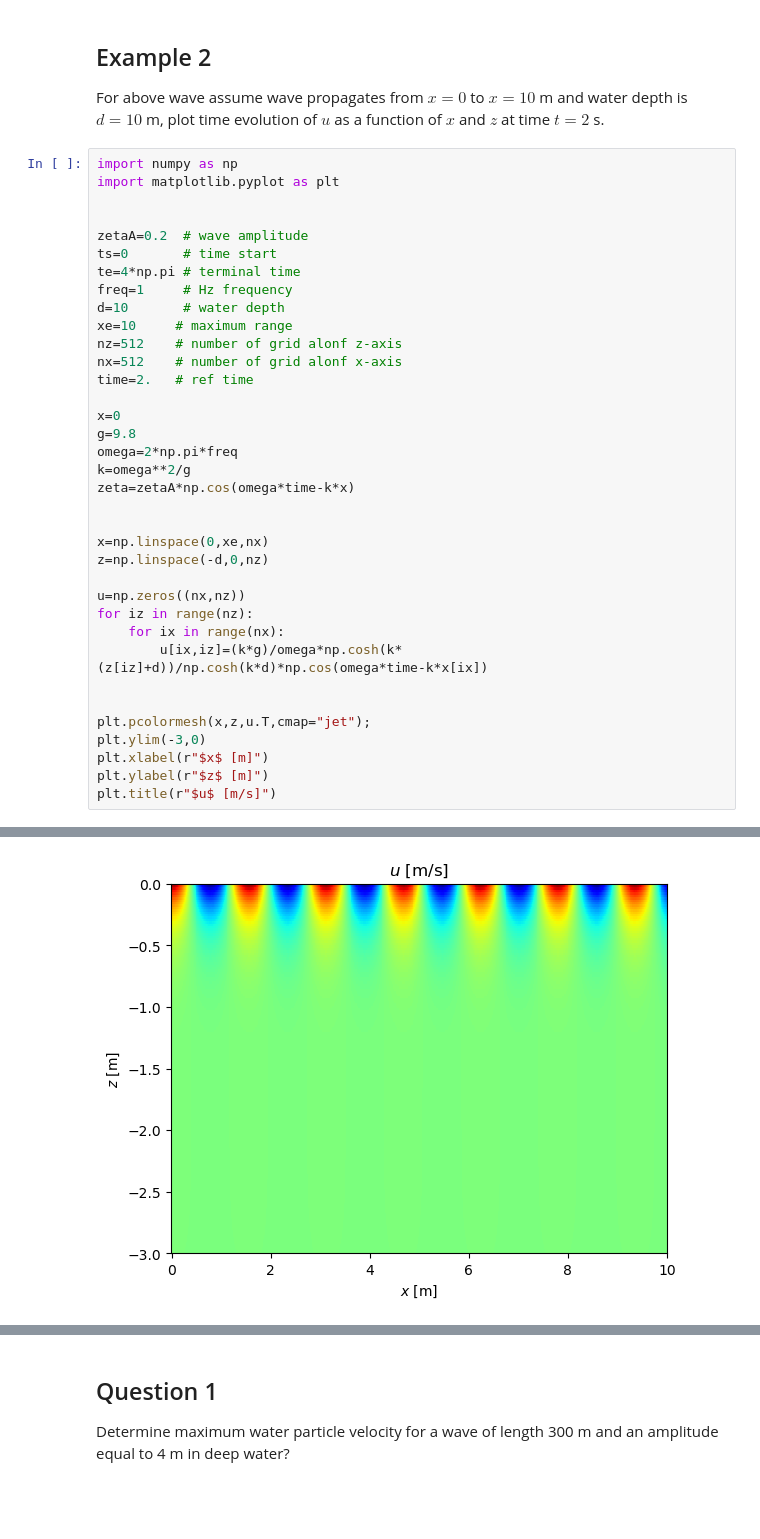
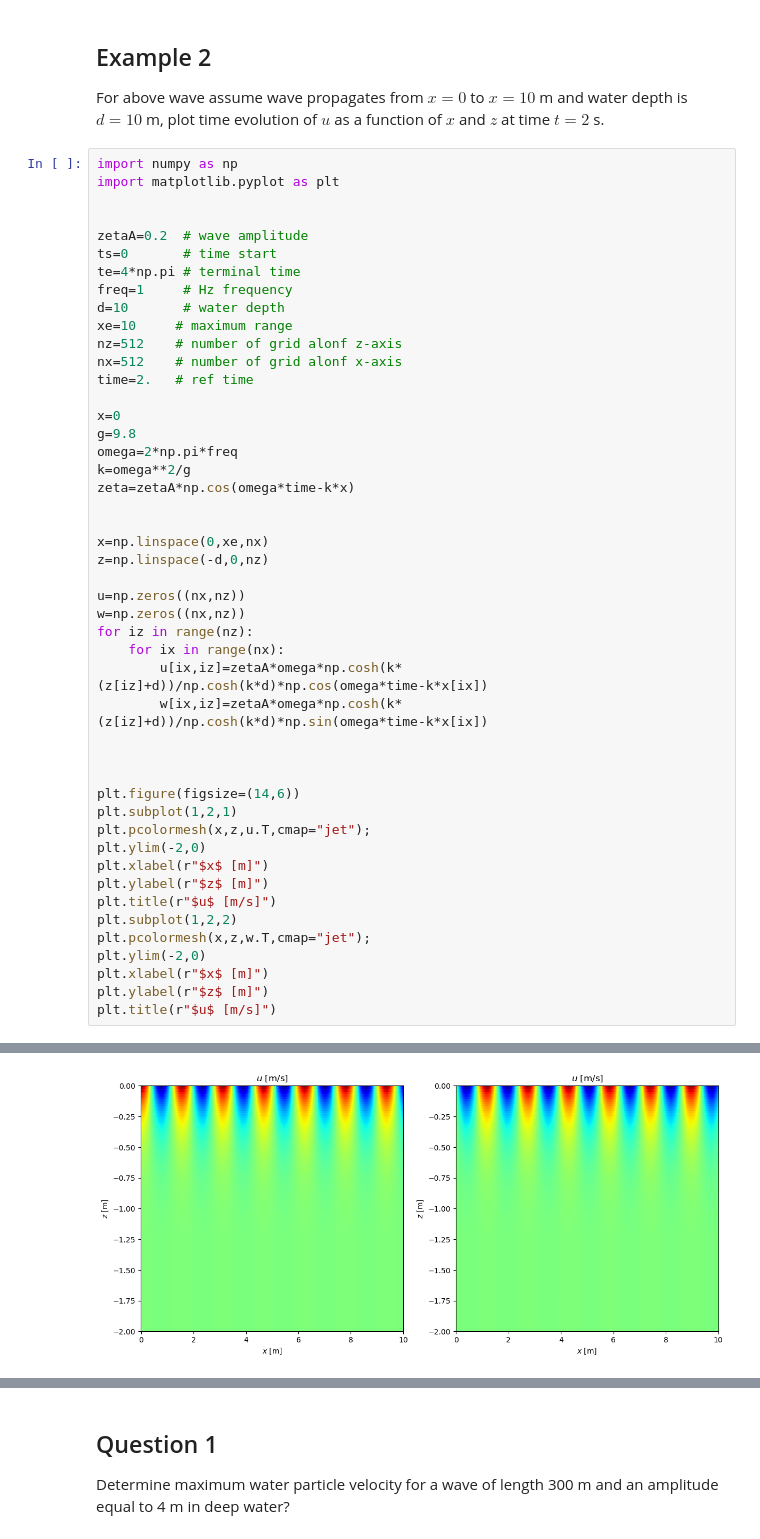
Before and after one commit to MostafaBakhoda/OceanWaves, a Jupyter notebook: Linear_Wave_Theory_Basics.ipynb, the cells around one changed output, grey strips where cells are left out. Saved outputs shown, nothing was run; the diff lists cells and outputs as text; blank space fills up the shorter version.

```diff
--- a/Linear_Wave_Theory_Basics.ipynb
+++ b/Linear_Wave_Theory_Basics.ipynb
@@ -118,33 +121,44 @@ zetaA=0.2  # wave amplitude
 ts=0       # time start
 te=4*np.pi # terminal time
 freq=1     # Hz frequency
 d=10       # water depth
 xe=10     # maximum range
 nz=512    # number of grid alonf z-axis
 nx=512    # number of grid alonf x-axis
 time=2.   # ref time
 
 x=0
 g=9.8
 omega=2*np.pi*freq
 k=omega**2/g
 zeta=zetaA*np.cos(omega*time-k*x)
 
 
 x=np.linspace(0,xe,nx)
 z=np.linspace(-d,0,nz)
 
 u=np.zeros((nx,nz))
+w=np.zeros((nx,nz))
 for iz in range(nz):
     for ix in range(nx):
-        u[ix,iz]=(k*g)/omega*np.cosh(k*(z[iz]+d))/np.cosh(k*d)*np.cos(omega*time-k*x[ix])
+        u[ix,iz]=zetaA*omega*np.cosh(k*(z[iz]+d))/np.cosh(k*d)*np.cos(omega*time-k*x[ix])
+        w[ix,iz]=zetaA*omega*np.cosh(k*(z[iz]+d))/np.cosh(k*d)*np.sin(omega*time-k*x[ix])
 
 
+
+plt.figure(figsize=(14,6))
+plt.subplot(1,2,1)
 plt.pcolormesh(x,z,u.T,cmap="jet");
-plt.ylim(-3,0)
+plt.ylim(-2,0)
 plt.xlabel(r"$x$ [m]")
 plt.ylabel(r"$z$ [m]")
 plt.title(r"$u$ [m/s]")
+plt.subplot(1,2,2)
+plt.pcolormesh(x,z,w.T,cmap="jet");
+plt.ylim(-2,0)
+plt.xlabel(r"$x$ [m]")
+plt.ylabel(r"$z$ [m]")
+plt.title(r"$u$ [m/s]")
 # %% [output]
 Text(0.5, 1.0, '$u$ [m/s]')
-[figure, old version]
+[figure, new version]
```
Also changed, not shown: parts of 3 cells of this notebook.
